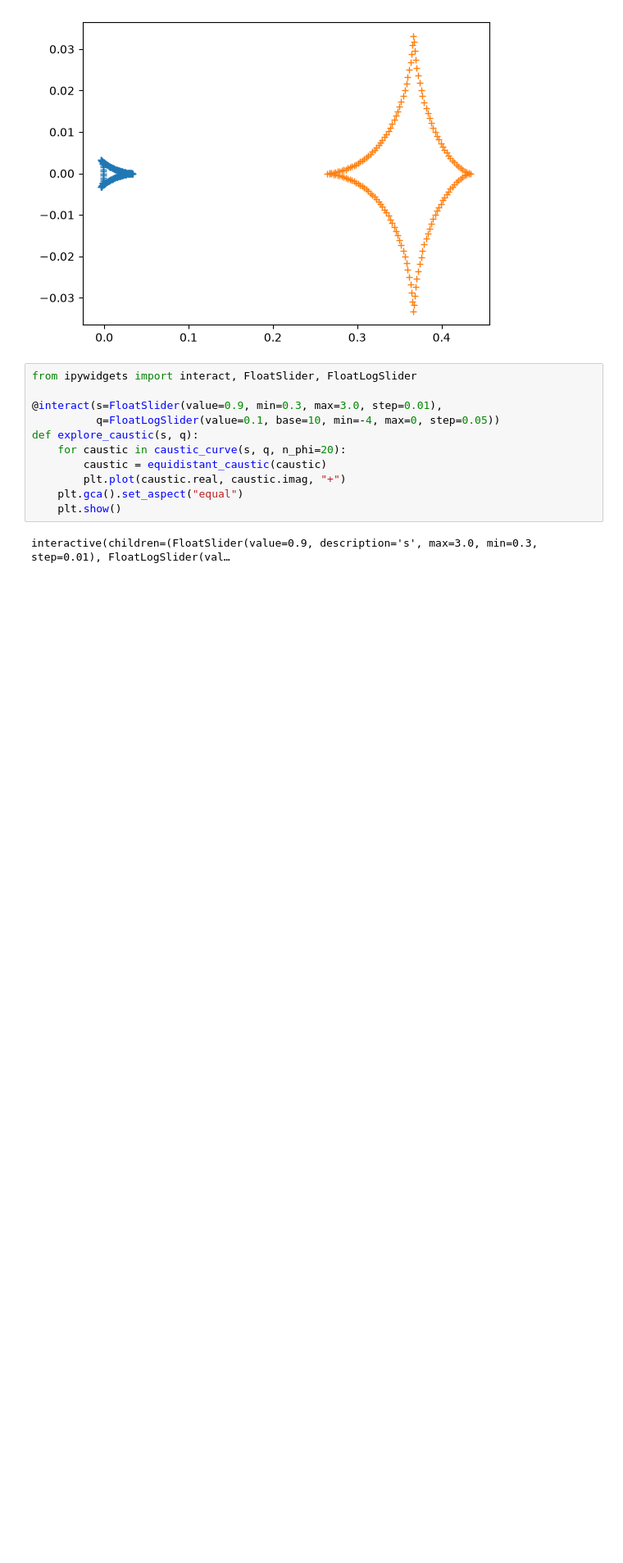
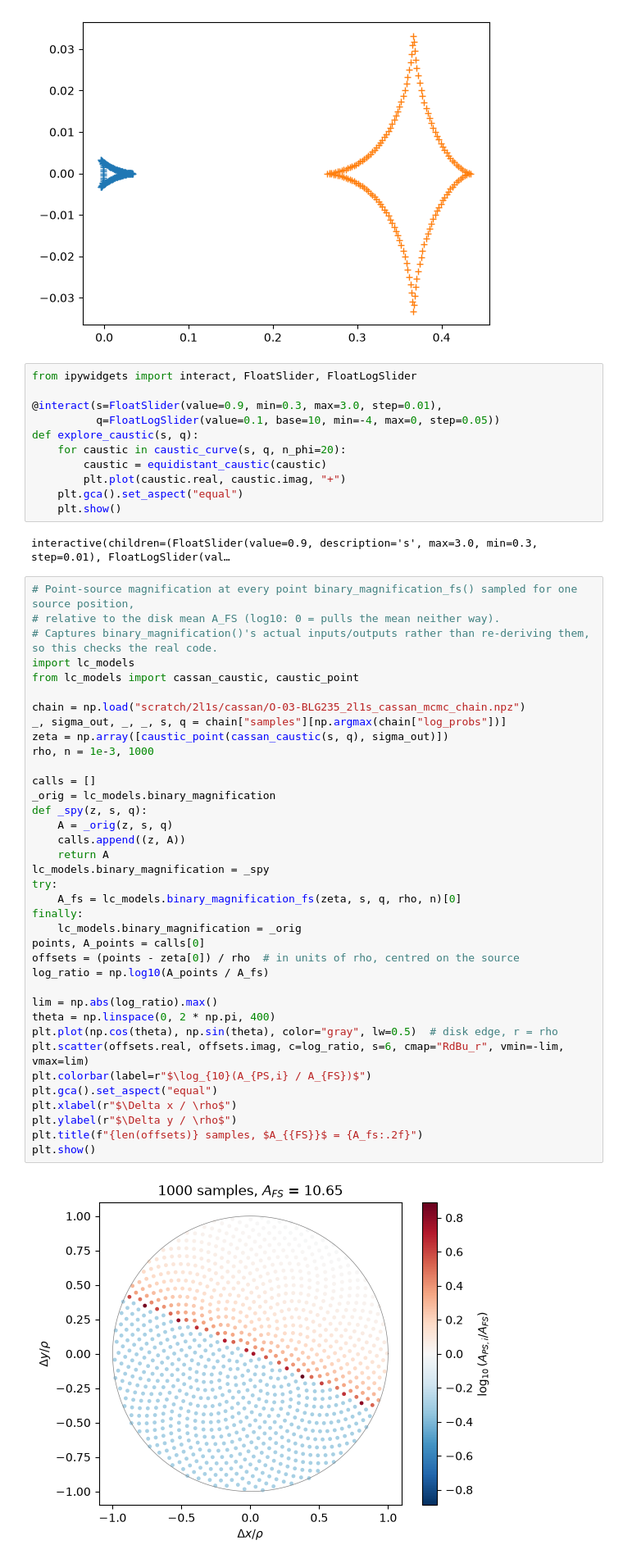
Before and after one commit to terrcorey/microlensing, a Jupyter notebook: scratch/scratchpad.ipynb, the cells around one changed output. Shown at 82% size. Drawn from its saved outputs; the diff is of its cells as text; blank space fills up the shorter version.

```diff
--- a/scratch/scratchpad.ipynb
+++ b/scratch/scratchpad.ipynb
@@ -64,3 +64,42 @@ def explore_caustic(s, q):
     plt.show()
 # %% [output]
 interactive(children=(FloatSlider(value=0.9, description='s', max=3.0, min=0.3, step=0.01), FloatLogSlider(val…
+# %%
+# Point-source magnification at every point binary_magnification_fs() sampled for one source position,
+# relative to the disk mean A_FS (log10: 0 = pulls the mean neither way).
+# Captures binary_magnification()'s actual inputs/outputs rather than re-deriving them, so this checks the real code.
+import lc_models
+from lc_models import cassan_caustic, caustic_point
+
+chain = np.load("scratch/2l1s/cassan/O-03-BLG235_2l1s_cassan_mcmc_chain.npz")
+_, sigma_out, _, _, s, q = chain["samples"][np.argmax(chain["log_probs"])]
+zeta = np.array([caustic_point(cassan_caustic(s, q), sigma_out)])
+rho, n = 1e-3, 1000
+
+calls = []
+_orig = lc_models.binary_magnification
+def _spy(z, s, q):
+    A = _orig(z, s, q)
+    calls.append((z, A))
+    return A
+lc_models.binary_magnification = _spy
+try:
+    A_fs = lc_models.binary_magnification_fs(zeta, s, q, rho, n)[0]
+finally:
+    lc_models.binary_magnification = _orig
+points, A_points = calls[0]
+offsets = (points - zeta[0]) / rho  # in units of rho, centred on the source
+log_ratio = np.log10(A_points / A_fs)
+
+lim = np.abs(log_ratio).max()
+theta = np.linspace(0, 2 * np.pi, 400)
+plt.plot(np.cos(theta), np.sin(theta), color="gray", lw=0.5)  # disk edge, r = rho
+plt.scatter(offsets.real, offsets.imag, c=log_ratio, s=6, cmap="RdBu_r", vmin=-lim, vmax=lim)
+plt.colorbar(label=r"$\log_{10}(A_{PS,i} / A_{FS})$")
+plt.gca().set_aspect("equal")
+plt.xlabel(r"$\Delta x / \rho$")
+plt.ylabel(r"$\Delta y / \rho$")
+plt.title(f"{len(offsets)} samples, $A_{{FS}}$ = {A_fs:.2f}")
+plt.show()
+# %% [output]
+[figure, added]
```
Also changed, not shown: 6 other files.
